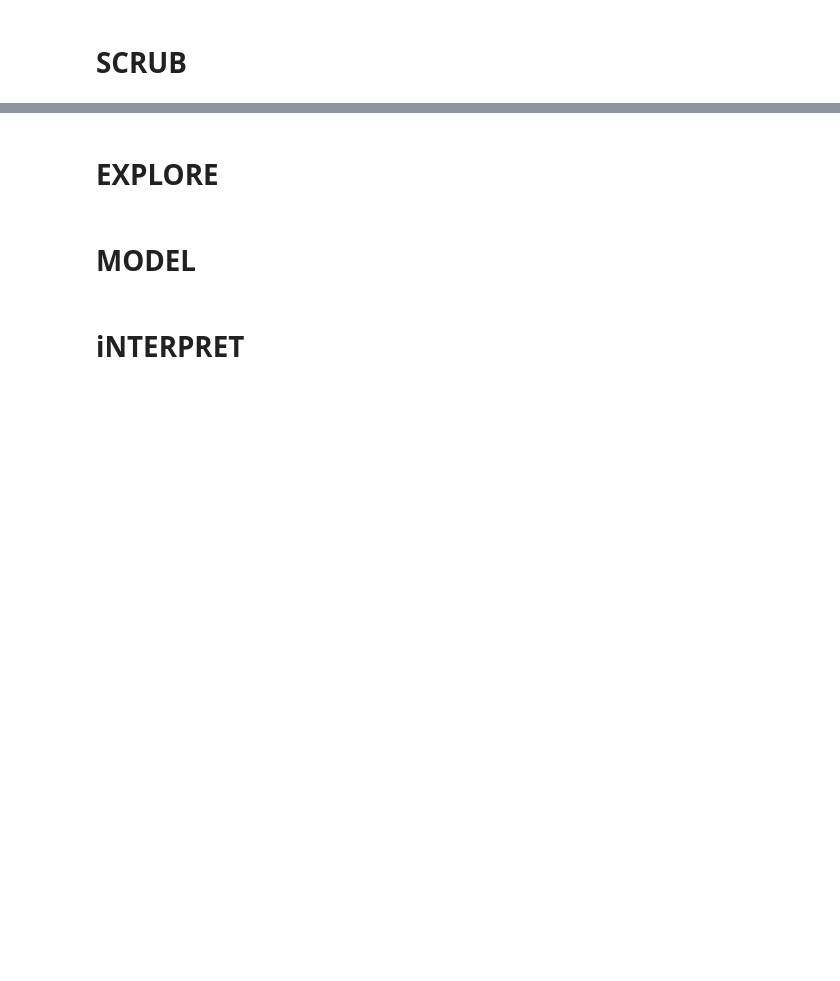
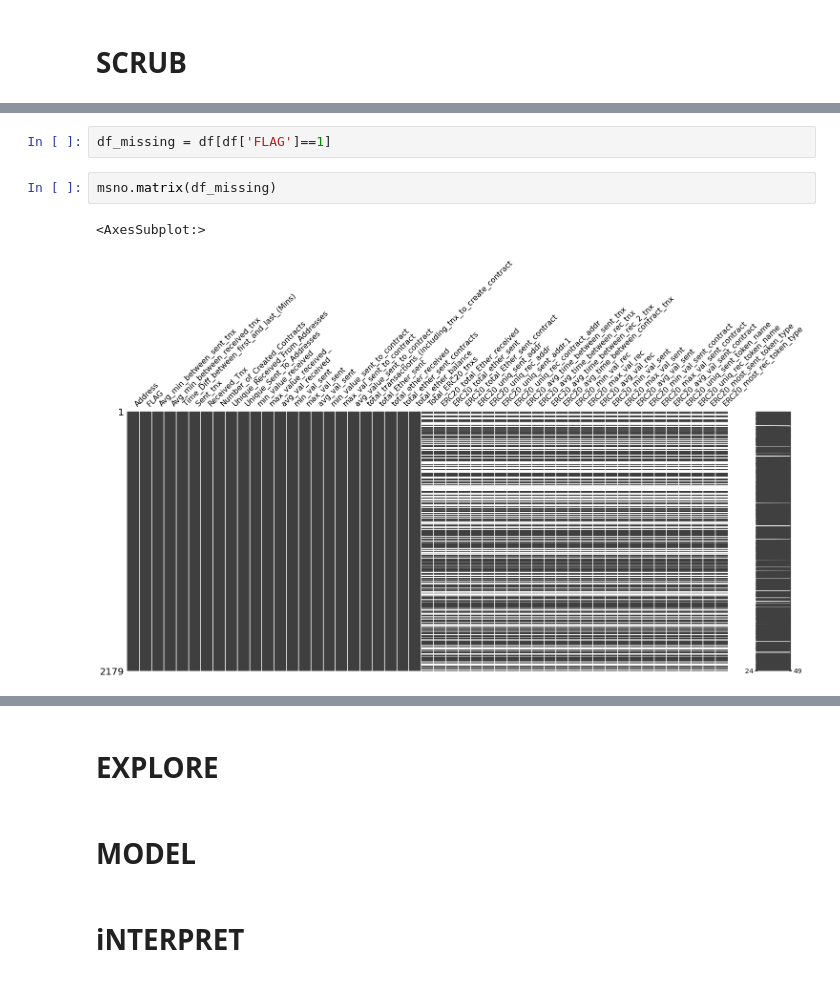
Before and after one commit to kuninethan95/OSEMN, a Jupyter notebook: index_OSEMN.ipynb, the cells around one changed output, grey strips where cells are left out. Drawn from its saved outputs; the diff is of its cells as text; blank space fills up the shorter version.

```diff
--- a/index_OSEMN.ipynb
+++ b/index_OSEMN.ipynb
@@ -146,0 +317,7 @@ ___
+# %%
+df_missing = df[df['FLAG']==1]
+# %%
+msno.matrix(df_missing)
+# %% [output]
+<AxesSubplot:>
+[figure, added]
```
Also changed, not shown: parts of 36 cells of this notebook, 1 other file.
